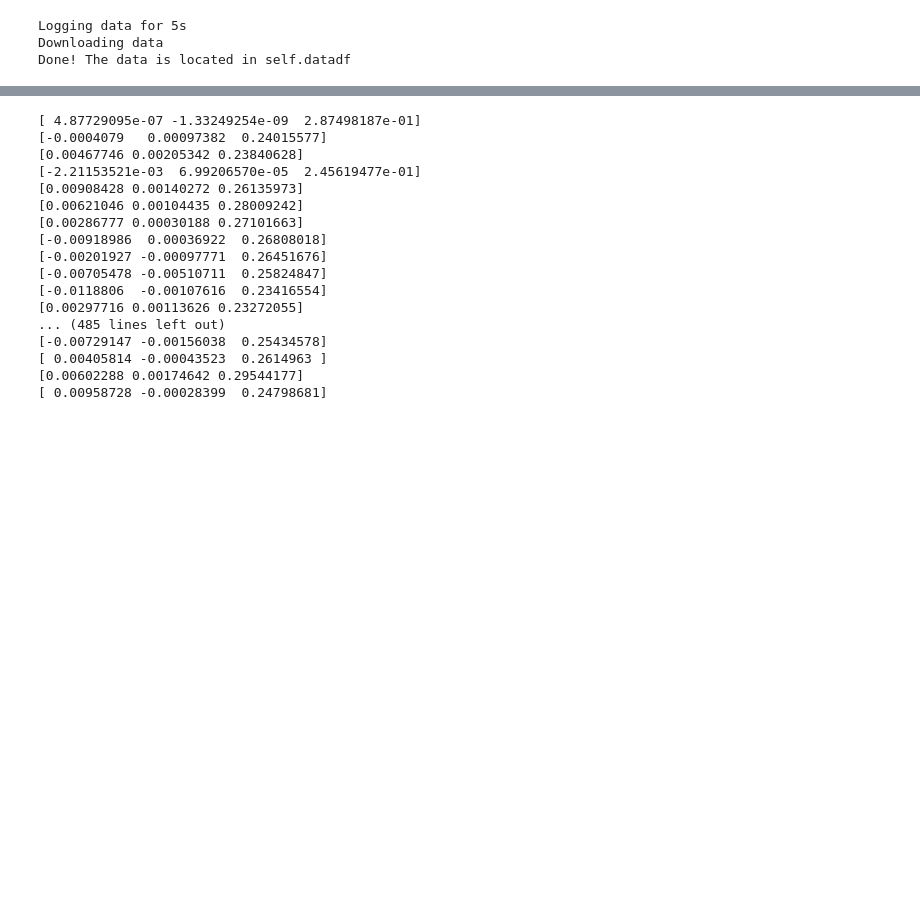
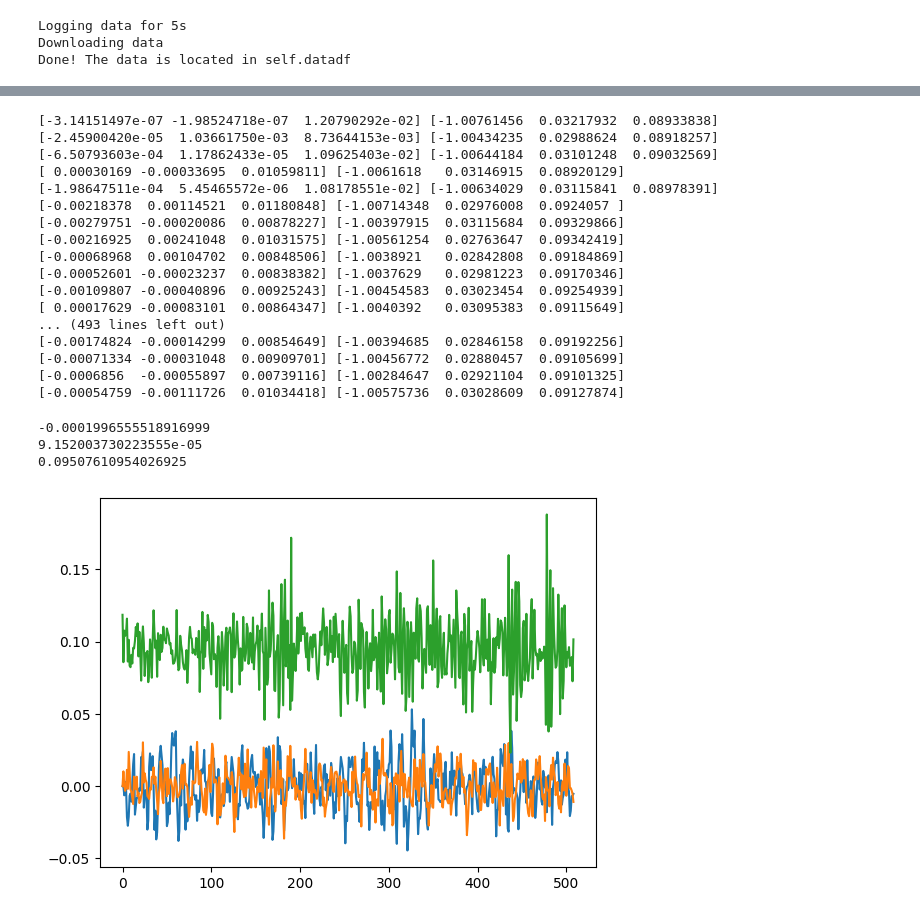
Before and after one commit to jrspan/dobbelsteenbep, a Jupyter notebook: Project files/kalman met positie.ipynb, the cells around one changed output, grey strips where cells are left out. Saved outputs shown, nothing was run; the diff lists cells and outputs as text; code cells hidden in the pictures; blank space fills up the shorter version.

```diff
--- a/Project files/kalman met positie.ipynb
+++ b/Project files/kalman met positie.ipynb
@@ -139,6 +122,8 @@ R = np.array([
 ])
 
 epsilon_list = []
+an_list = []
+yat_list = []
 
 for i in range(1, len(data['timestamp'])):
     dt = (data['timestamp'][i] - data['timestamp'][i - 1]) / 1000
@@ -162,6 +147,7 @@ for i in range(1, len(data['timestamp'])):
     K = np.matmul(np.matmul(Pttmin1, H.T), np.linalg.inv(S))
 
     yat = np.array([data['x_acc'][i], data['y_acc'][i], data['z_acc'][i]])
+    yat_list.append(yat)
     yattmin1 = rotate_vector(gn, quaternion_conjugate(qttmin1))
     yateps = yat / np.linalg.norm(yat)
     epsilon = yateps - yattmin1
@@ -170,8 +156,9 @@ for i in range(1, len(data['timestamp'])):
     qtt = q_tt_measure / ((np.linalg.norm(q_tt_measure)))
 
     an = rotate_vector(yat, np.reshape(qtt, 4)) - gn
+    print(an, yat)
     an = an * 9.81
-    print(an)
+    an_list.append(an)
     vt = vtmin1 + dt * an
     pt = ptmin1 + dt * vtmin1 + 0.5 * an * dt ** 2
 
@@ -185,20 +172,35 @@ for i in range(1, len(data['timestamp'])):
     p_list.append(ptmin1)
     v_list.append(vtmin1)
 # %% [output]
-[ 4.87729095e-07 -1.33249254e-09  2.87498187e-01]
-[-0.0004079   0.00097382  0.24015577]
-[0.00467746 0.00205342 0.23840628]
-[-2.21153521e-03  6.99206570e-05  2.45619477e-01]
-[0.00908428 0.00140272 0.26135973]
-[0.00621046 0.00104435 0.28009242]
-[0.00286777 0.00030188 0.27101663]
-[-0.00918986  0.00036922  0.26808018]
-[-0.00201927 -0.00097771  0.26451676]
-[-0.00705478 -0.00510711  0.25824847]
-[-0.0118806  -0.00107616  0.23416554]
-[0.00297716 0.00113626 0.23272055]
-... (485 lines left out)
-[-0.00729147 -0.00156038  0.25434578]
-[ 0.00405814 -0.00043523  0.2614963 ]
-[0.00602288 0.00174642 0.29544177]
-[ 0.00958728 -0.00028399  0.24798681]
+[-3.14151497e-07 -1.98524718e-07  1.20790292e-02] [-1.00761456  0.03217932  0.08933838]
+[-2.45900420e-05  1.03661750e-03  8.73644153e-03] [-1.00434235  0.02988624  0.08918257]
+[-6.50793603e-04  1.17862433e-05  1.09625403e-02] [-1.00644184  0.03101248  0.09032569]
+[ 0.00030169 -0.00033695  0.01059811] [-1.0061618   0.03146915  0.08920129]
+[-1.98647511e-04  5.45465572e-06  1.08178551e-02] [-1.00634029  0.03115841  0.08978391]
+[-0.00218378  0.00114521  0.01180848] [-1.00714348  0.02976008  0.0924057 ]
+[-0.00279751 -0.00020086  0.00878227] [-1.00397915  0.03115684  0.09329866]
+[-0.00216925  0.00241048  0.01031575] [-1.00561254  0.02763647  0.09342419]
+[-0.00068968  0.00104702  0.00848506] [-1.0038921   0.02842808  0.09184869]
+[-0.00052601 -0.00023237  0.00838382] [-1.0037629   0.02981223  0.09170346]
+[-0.00109807 -0.00040896  0.00925243] [-1.00454583  0.03023454  0.09254939]
+[ 0.00017629 -0.00083101  0.00864347] [-1.0040392   0.03095383  0.09115649]
+... (493 lines left out)
+[-0.00174824 -0.00014299  0.00854649] [-1.00394685  0.02846158  0.09192256]
+[-0.00071334 -0.00031048  0.00909701] [-1.00456772  0.02880457  0.09105699]
+[-0.0006856  -0.00055897  0.00739116] [-1.00284647  0.02921104  0.09101325]
+[-0.00054759 -0.00111726  0.01034418] [-1.00575736  0.03028609  0.09127874]
+# %%
+ans = np.reshape(np.concatenate(an_list), (int(len(an_list)), 3))
+for i in range(3):
+    print(np.mean(ans[:,i]))
+# %% [output]
+-0.0001996555518916999
+9.152003730223555e-05
+0.09507610954026925
+# %%
+plt.plot(ans[:,0])
+plt.plot(ans[:,1])
+plt.plot(ans[:,2])
+plt.show()
+# %% [output]
+[figure, added]
```
Also changed, not shown: parts of 14 cells of this notebook, 6 other files.
